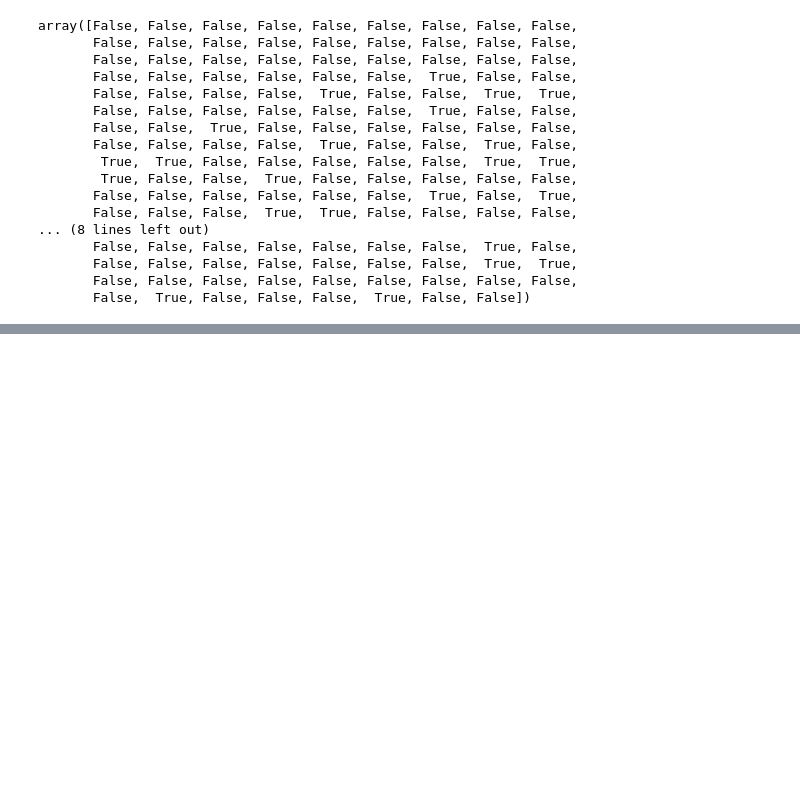
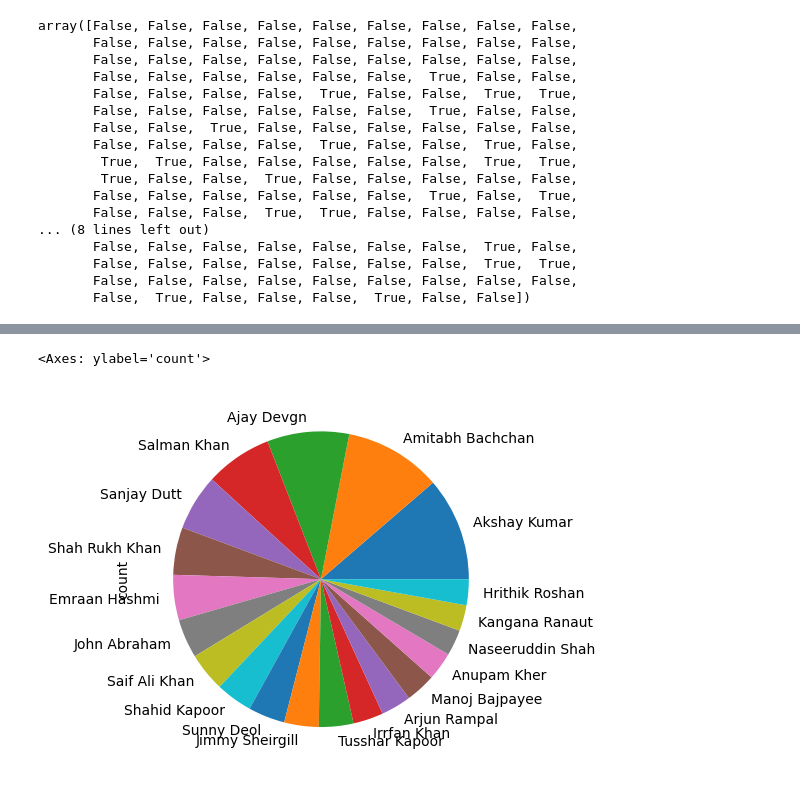
Before and after one commit to deepshresthaa/Pandas, a Jupyter notebook: series.ipynb, the cells around one changed output, grey strips where cells are left out. Cells and saved outputs as stored; diff of their text form; code cells hidden in the pictures; blank space fills up the shorter version.

```diff
--- a/series.ipynb
+++ b/series.ipynb
@@ -408,0 +471,6 @@ array([False, False, False, False, False, False, False, False, False,
+# %%
+##Graphs plotting with pandas
+movies.value_counts().head(20).plot(kind='pie')
+# %% [output]
+<Axes: ylabel='count'>
+[figure, added]
```
Also changed, not shown: parts of 11 cells of this notebook.
